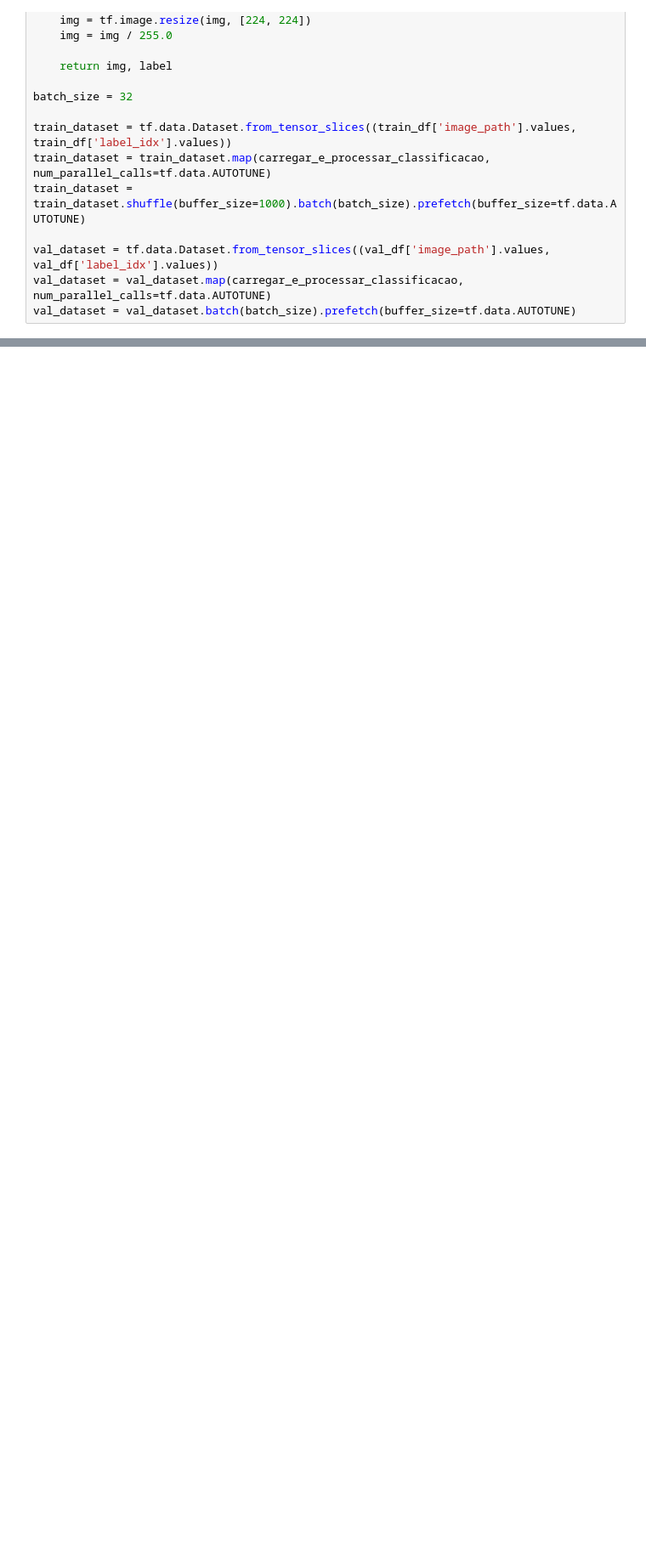
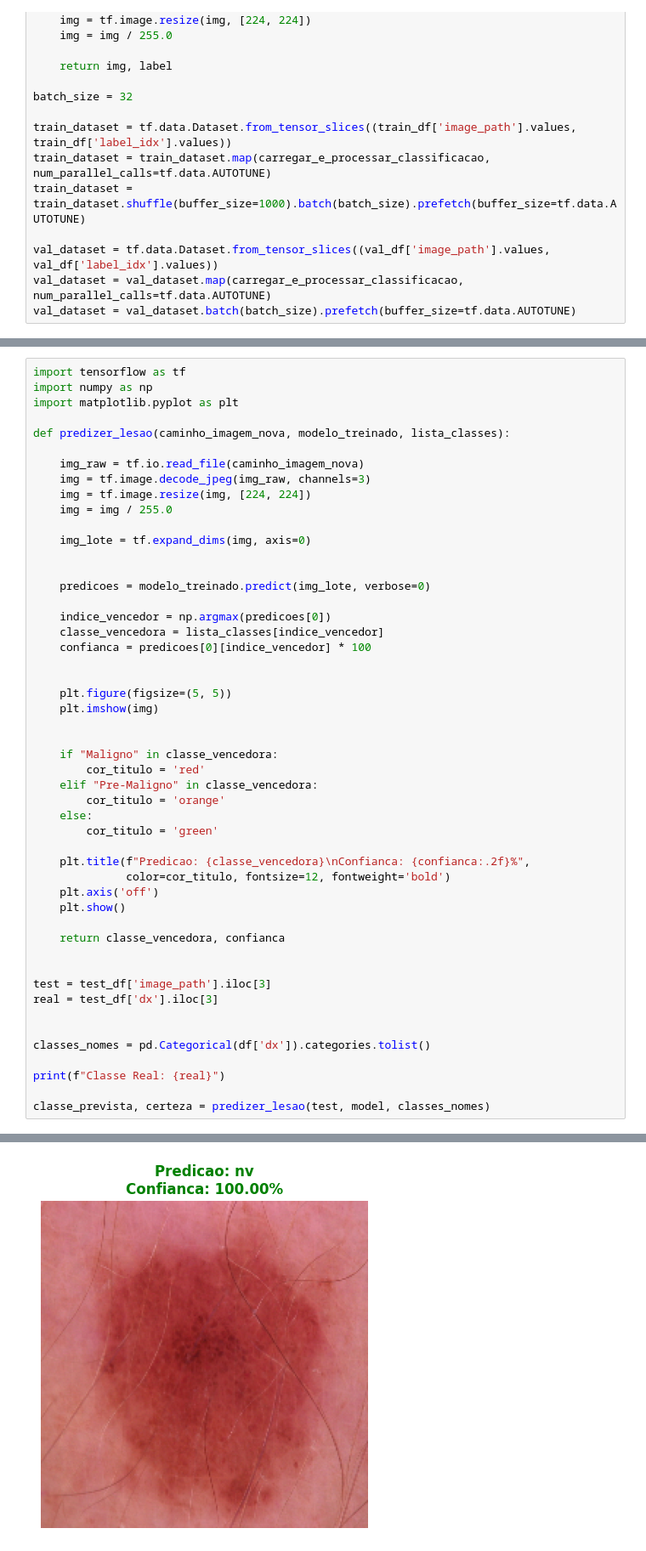
Before and after one commit to Alomyr/Projeto-de-AM-Supervisionado, a Jupyter notebook: src/Notebook/cancer.ipynb, the cells around one changed output, grey strips where cells are left out. Shown at 85% size. Cells and saved outputs as stored; diff of their text form; blank space fills up the shorter version.

```diff
--- a/src/Notebook/cancer.ipynb
+++ b/src/Notebook/cancer.ipynb
@@ -149,0 +229,51 @@ print(classification_report(y_true, y_pred, target_names=classes_nomes))
+# %%
+import tensorflow as tf
+import numpy as np
+import matplotlib.pyplot as plt
+
+def predizer_lesao(caminho_imagem_nova, modelo_treinado, lista_classes):
+
+    img_raw = tf.io.read_file(caminho_imagem_nova)
+    img = tf.image.decode_jpeg(img_raw, channels=3)
+    img = tf.image.resize(img, [224, 224])
+    img = img / 255.0
+
+    img_lote = tf.expand_dims(img, axis=0)
+
+
+    predicoes = modelo_treinado.predict(img_lote, verbose=0)
+
+    indice_vencedor = np.argmax(predicoes[0])
+    classe_vencedora = lista_classes[indice_vencedor]
+    confianca = predicoes[0][indice_vencedor] * 100
+
+
+    plt.figure(figsize=(5, 5))
+    plt.imshow(img)
+
+
+    if "Maligno" in classe_vencedora:
+        cor_titulo = 'red'
+    elif "Pre-Maligno" in classe_vencedora:
+        cor_titulo = 'orange'
+    else:
+        cor_titulo = 'green'
+
+    plt.title(f"Predicao: {classe_vencedora}\nConfianca: {confianca:.2f}%",
+              color=cor_titulo, fontsize=12, fontweight='bold')
+    plt.axis('off')
+    plt.show()
+
+    return classe_vencedora, confianca
+
+
+test = test_df['image_path'].iloc[3]
+real = test_df['dx'].iloc[3]
+
+
+classes_nomes = pd.Categorical(df['dx']).categories.tolist()
+
+print(f"Classe Real: {real}")
+
+classe_prevista, certeza = predizer_lesao(test, model, classes_nomes)
+# %% [output]
@@ -149,0 +281 @@ print(classification_report(y_true, y_pred, target_names=classes_nomes))
+[figure, added]
```
Also changed, not shown: parts of 10 cells of this notebook.
